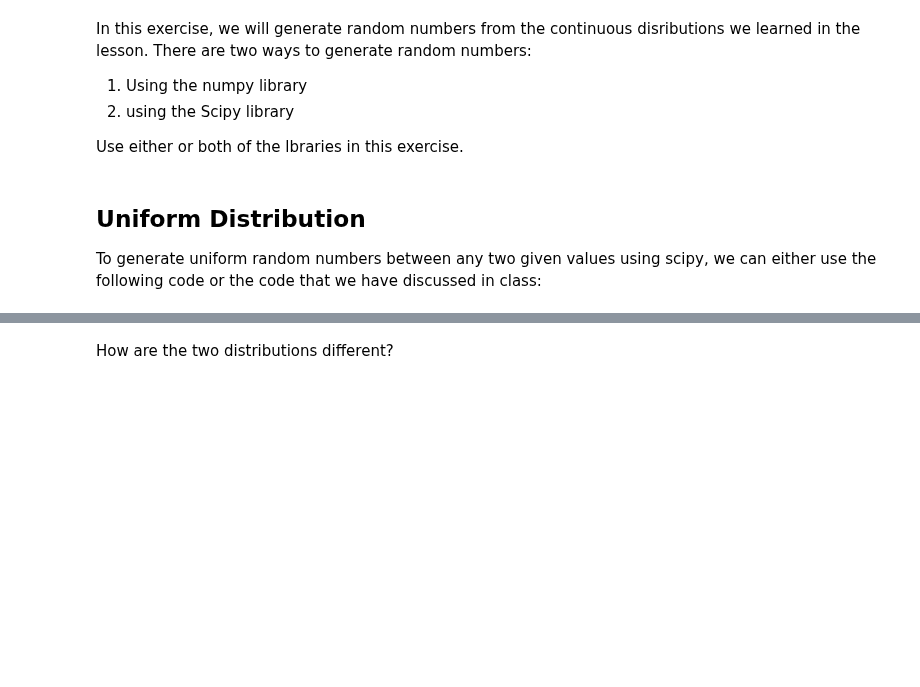
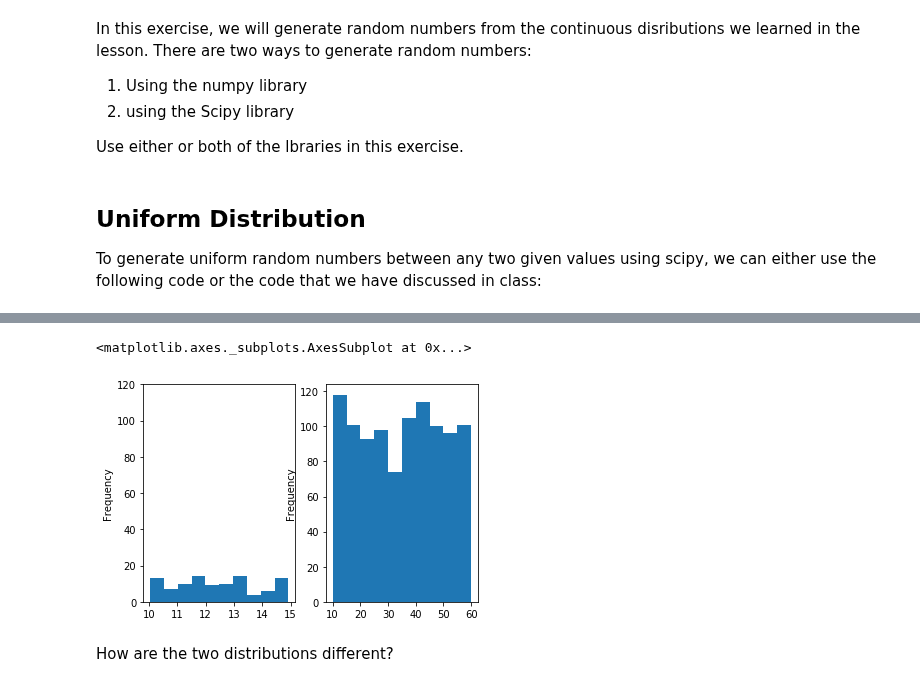
Before and after one commit to ironhack-labs/data-labs, a Jupyter notebook: module-2/lab-continuous-probability-distribution/your-code/main.ipynb, the cells around one changed output, grey strips where cells are left out. Drawn from its saved outputs; the diff is of its cells as text; code cells hidden in the pictures; blank space fills up the shorter version.

```diff
--- a/module-2/lab-continuous-probability-distribution/your-code/main.ipynb
+++ b/module-2/lab-continuous-probability-distribution/your-code/main.ipynb
@@ -47,2 +48,31 @@ Your output should look like below:
+# %%
+# your code here
+import matplotlib.pyplot as plt
+import pandas as pd
+import numpy as np
+
+bottom1 = 10
+ceiling1 = 15
+count1 = 100
+
+bottom2 = 10
+ceiling2 = 60
+count2 = 1000
+
+u1 = pd.Series(
+    np.random.uniform(bottom1, ceiling1, count1)
+)
+
+u2 = pd.Series(
+    np.random.uniform(bottom2, ceiling2, count2)
+)
+
+fig, axes = plt.subplots(nrows=1, ncols=2)
+
+u1.plot(ax=axes[0], kind = 'hist', bins = 10, xticks = range(bottom1, ceiling1+1, 1), yticks = range(0,121,20))
+u2.plot(ax=axes[1], kind = 'hist', bins = 10, xticks = range(bottom2, ceiling2+1, 10))
+# %% [output]
+<matplotlib.axes._subplots.AxesSubplot at 0x...>
+[figure, added]
 # %% [markdown]
 How are the two distributions different?
```
Also changed, not shown: parts of 21 cells of this notebook, 9 other files.
